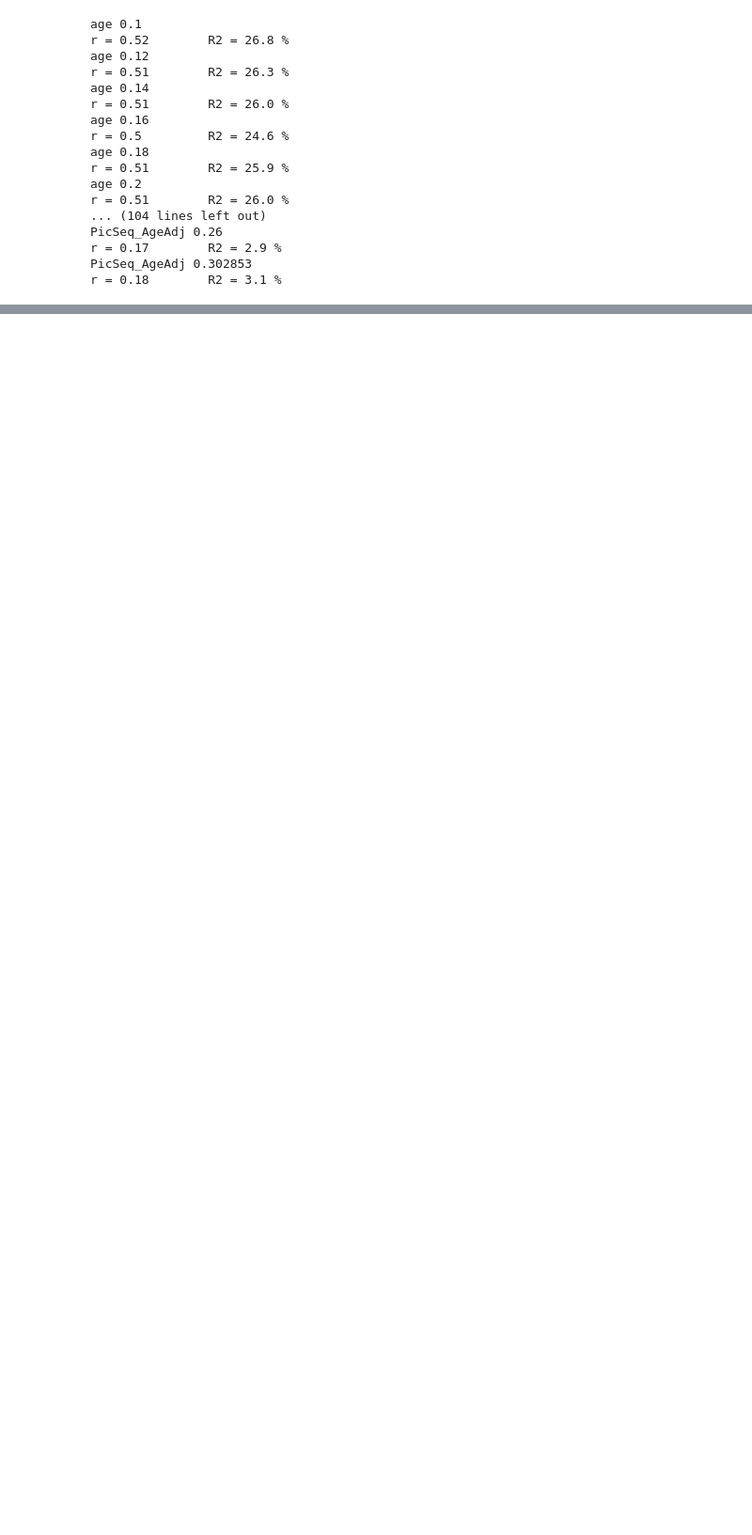
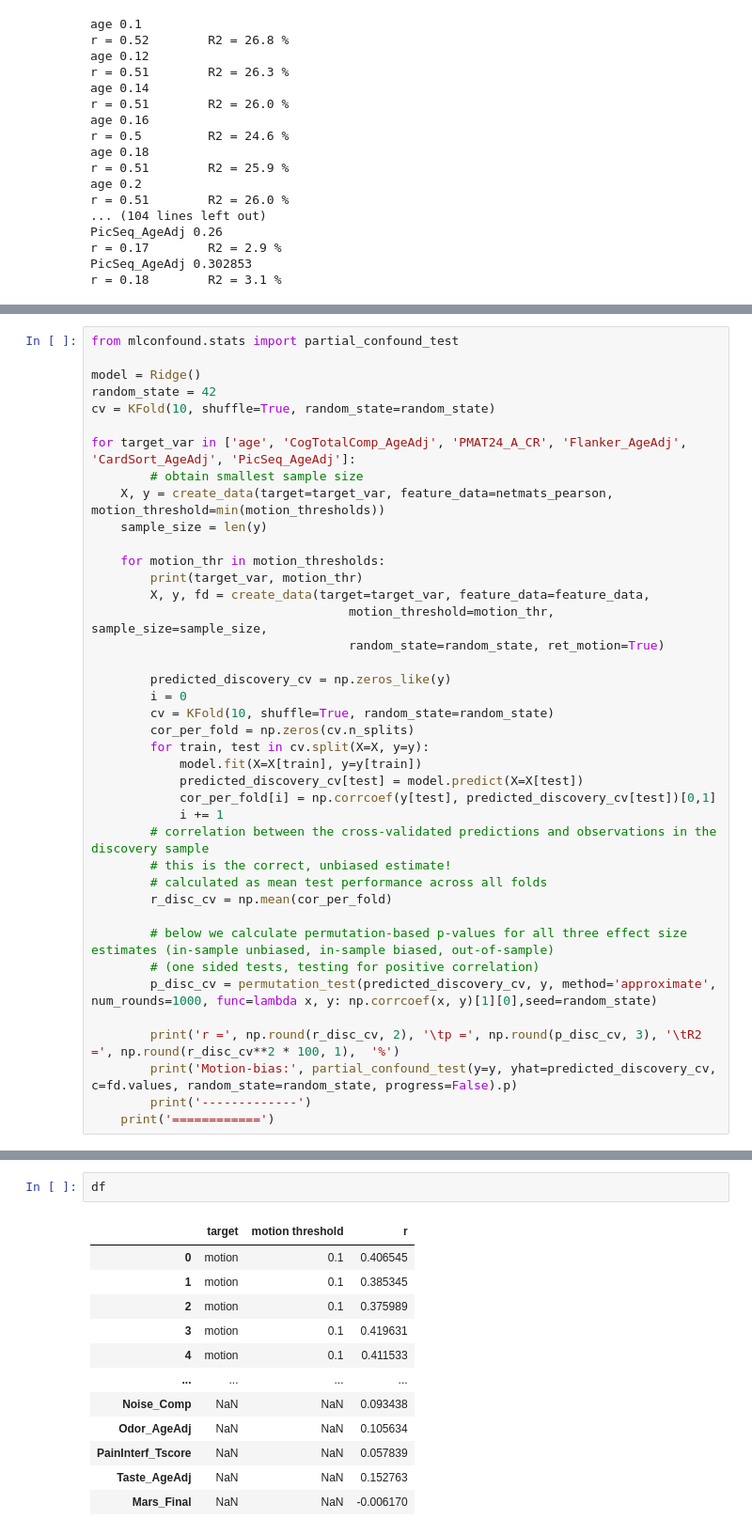
Before and after one commit to spisakt/BWAS_comment, a Jupyter notebook: multivariate_BWAS_replicability_analysis_FC_motion.ipynb, the cells around one changed output, grey strips where cells are left out. Shown at 94% size. Drawn from its saved outputs; the diff is of its cells as text; blank space fills up the shorter version.

```diff
--- a/multivariate_BWAS_replicability_analysis_FC_motion.ipynb
+++ b/multivariate_BWAS_replicability_analysis_FC_motion.ipynb
@@ -177,0 +229,40 @@ r = 0.18        R2 = 3.1 %
+# %%
+from mlconfound.stats import partial_confound_test
+
+model = Ridge()
+random_state = 42
+cv = KFold(10, shuffle=True, random_state=random_state)
+
+for target_var in ['age', 'CogTotalComp_AgeAdj', 'PMAT24_A_CR', 'Flanker_AgeAdj', 'CardSort_AgeAdj', 'PicSeq_AgeAdj']:
+        # obtain smallest sample size
+    X, y = create_data(target=target_var, feature_data=netmats_pearson, motion_threshold=min(motion_thresholds))
+    sample_size = len(y)
+
+    for motion_thr in motion_thresholds:
+        print(target_var, motion_thr)
+        X, y, fd = create_data(target=target_var, feature_data=feature_data,
+                                   motion_threshold=motion_thr, sample_size=sample_size,
+                                   random_state=random_state, ret_motion=True)
+
+        predicted_discovery_cv = np.zeros_like(y)
+        i = 0
+        cv = KFold(10, shuffle=True, random_state=random_state)
+        cor_per_fold = np.zeros(cv.n_splits)
+        for train, test in cv.split(X=X, y=y):
+            model.fit(X=X[train], y=y[train])
+            predicted_discovery_cv[test] = model.predict(X=X[test])
+            cor_per_fold[i] = np.corrcoef(y[test], predicted_discovery_cv[test])[0,1]
+            i += 1
+        # correlation between the cross-validated predictions and observations in the discovery sample
+        # this is the correct, unbiased estimate!
+        # calculated as mean test performance across all folds
+        r_disc_cv = np.mean(cor_per_fold)
+
+        # below we calculate permutation-based p-values for all three effect size estimates (in-sample unbiased, in-sample biased, out-of-sample)
+        # (one sided tests, testing for positive correlation)
+        p_disc_cv = permutation_test(predicted_discovery_cv, y, method='approximate', num_rounds=1000, func=lambda x, y: np.corrcoef(x, y)[1][0],seed=random_state)
+
+        print('r =', np.round(r_disc_cv, 2), '\tp =', np.round(p_disc_cv, 3), '\tR2 =', np.round(r_disc_cv**2 * 100, 1),  '%')
+        print('Motion-bias:', partial_confound_test(y=y, yhat=predicted_discovery_cv, c=fd.values, random_state=random_state, progress=False).p)
+        print('-------------')
+    print('============')
@@ -177,0 +643,15 @@ r = 0.18        R2 = 3.1 %
+# %%
+df
+# %% [output]
+|  | target | motion threshold | r |
+| 0 | motion | 0.1 | 0.406545 |
+| 1 | motion | 0.1 | 0.385345 |
+| 2 | motion | 0.1 | 0.375989 |
+| 3 | motion | 0.1 | 0.419631 |
+| 4 | motion | 0.1 | 0.411533 |
+| ... | ... | ... | ... |
+| Noise_Comp | NaN | NaN | 0.093438 |
+| Odor_AgeAdj | NaN | NaN | 0.105634 |
+| PainInterf_Tscore | NaN | NaN | 0.057839 |
+| Taste_AgeAdj | NaN | NaN | 0.152763 |
+| Mars_Final | NaN | NaN | -0.006170 |
```
Also changed, not shown: parts of 8 cells of this notebook, 7 other files.
